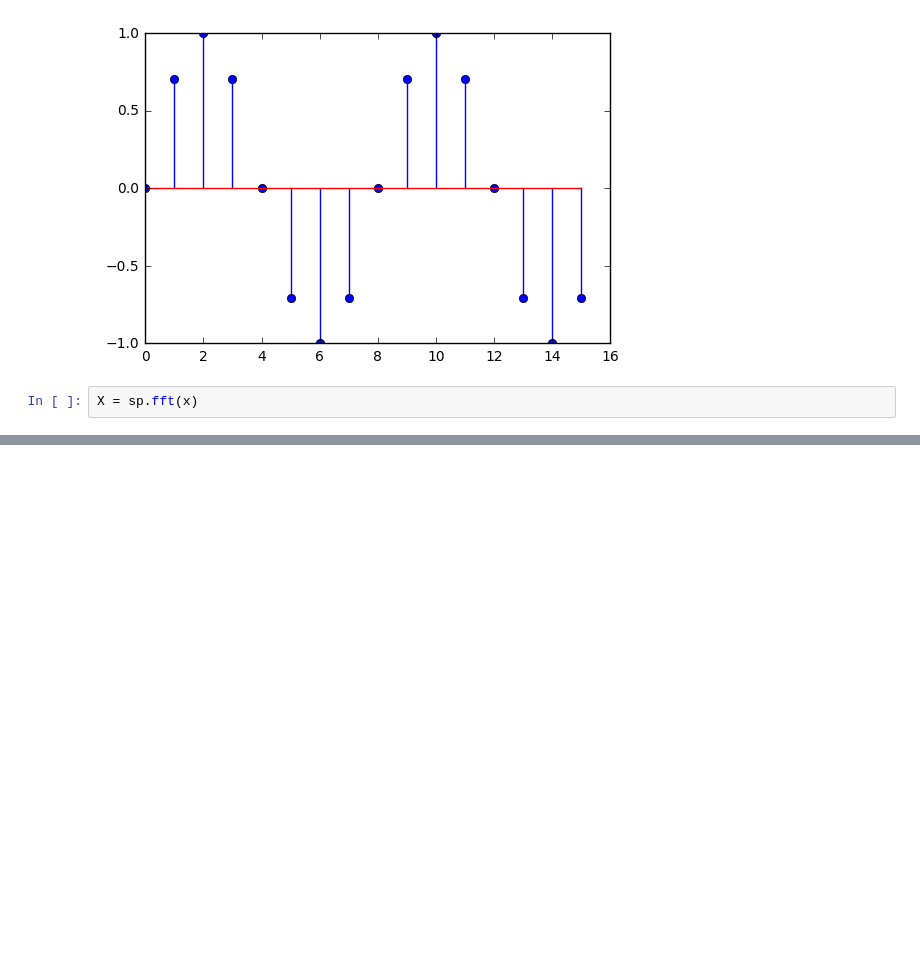
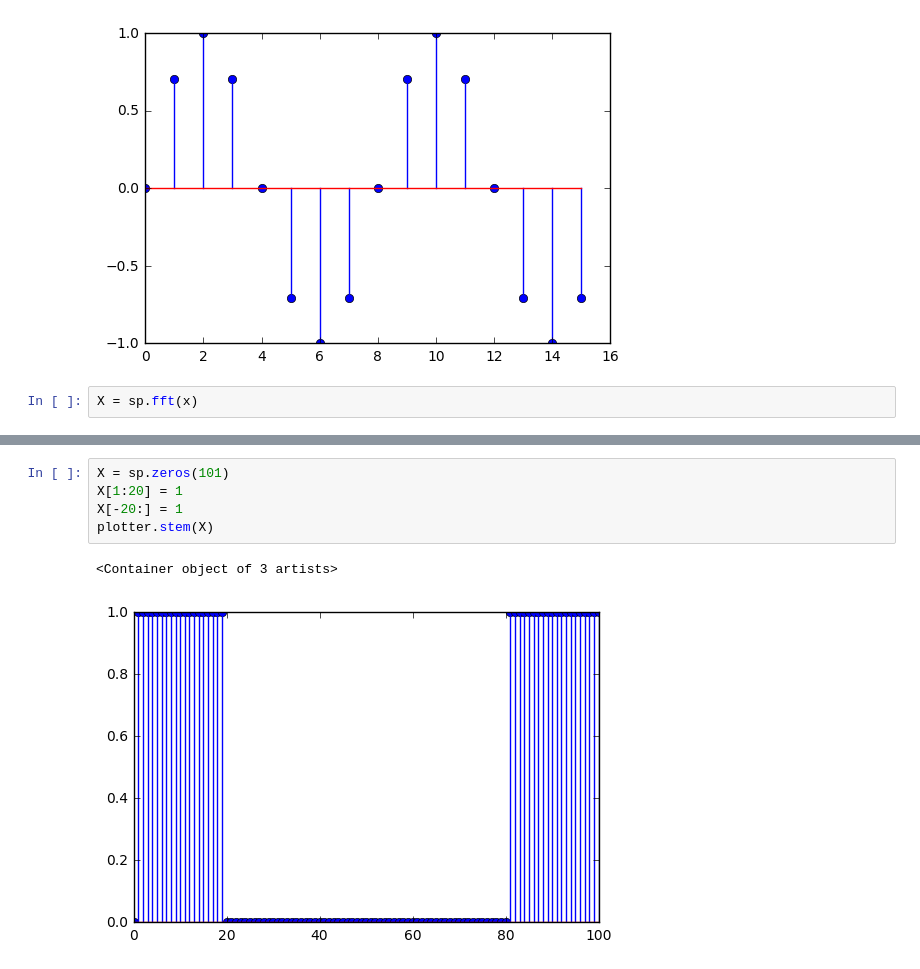
Before and after one commit to milorads/PythonBasics, a Jupyter notebook: Second Part.ipynb, the cells around one changed output, grey strips where cells are left out. Cells and saved outputs as stored; diff of their text form; blank space fills up the shorter version.

```diff
--- a/Second Part.ipynb
+++ b/Second Part.ipynb
@@ -64,0 +82,8 @@ w = sp.linspace(0, sp.pi*2, len)
+# %%
+X = sp.zeros(101)
+X[1:20] = 1
+X[-20:] = 1
+plotter.stem(X)
+# %% [output]
+<Container object of 3 artists>
+[figure, added]
```
Also changed, not shown: parts of 3 cells of this notebook.
